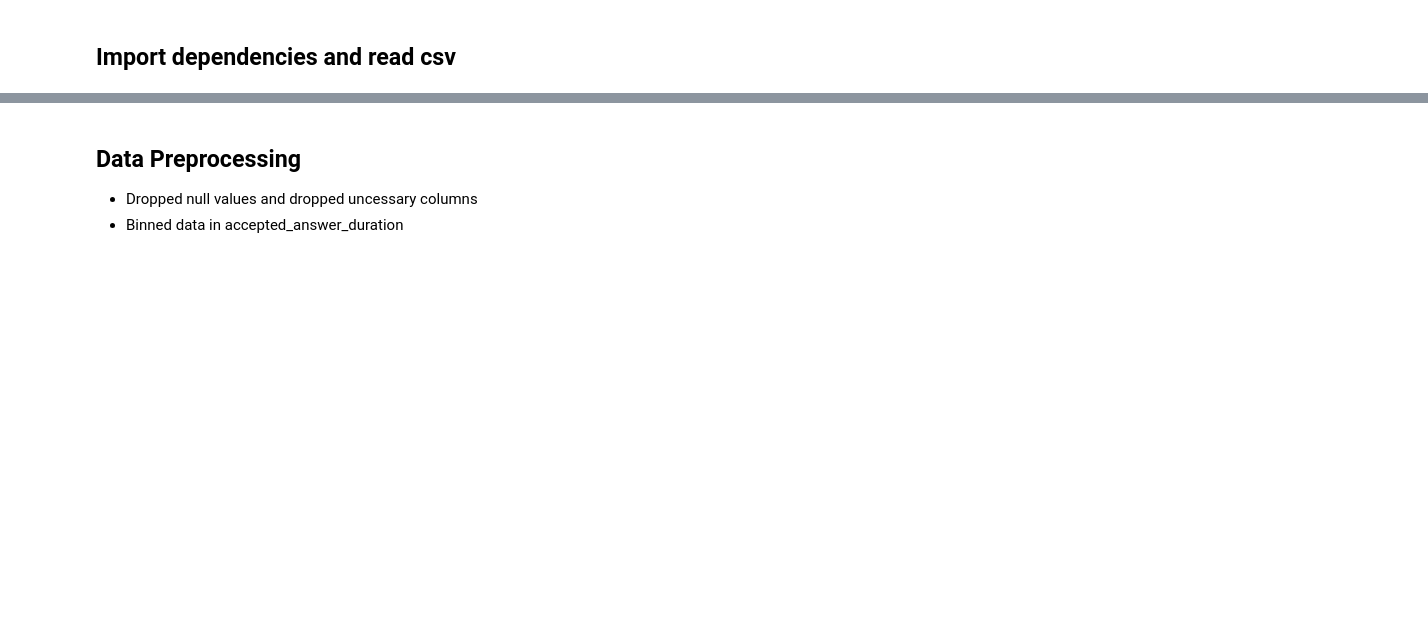
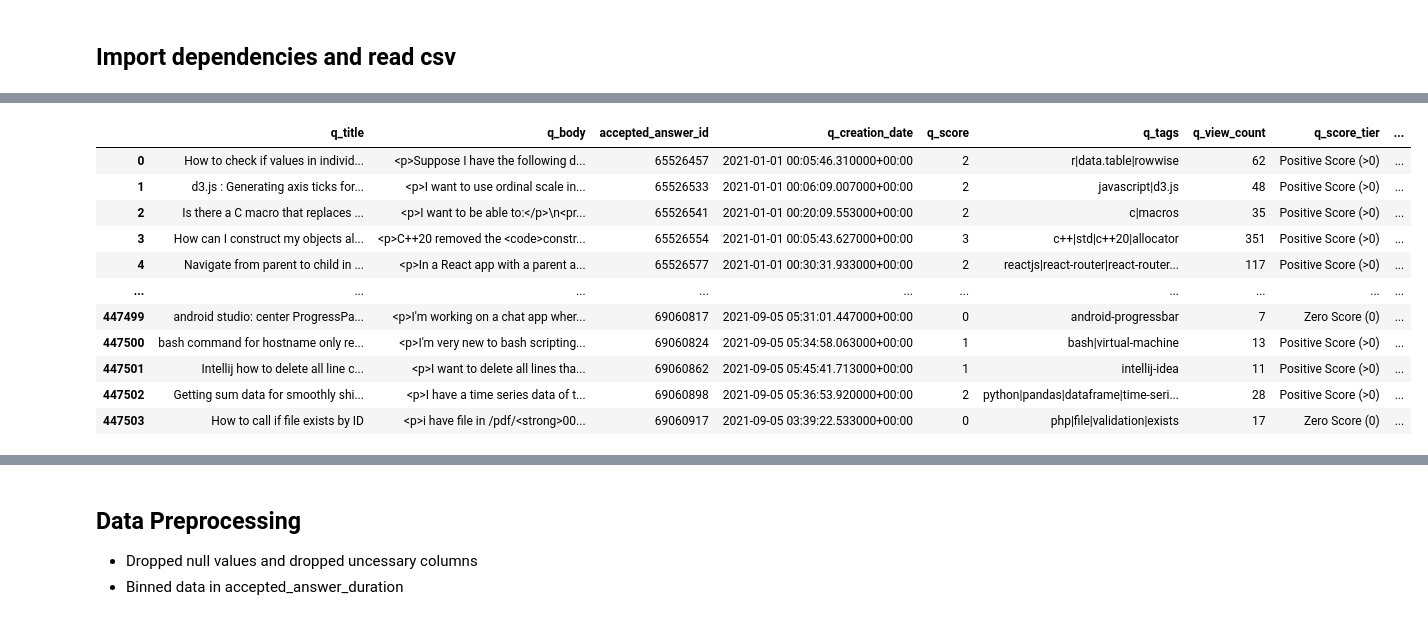
Before and after one commit to smanowar/final-project, a Jupyter notebook: machine_learning_code/ML_RandomForest-EE-LogReg.ipynb, the cells around one changed output, grey strips where cells are left out. Drawn from its saved outputs; the diff is of its cells as text; code cells hidden in the pictures; blank space fills up the shorter version.

```diff
--- a/machine_learning_code/ML_RandomForest-EE-LogReg.ipynb
+++ b/machine_learning_code/ML_RandomForest-EE-LogReg.ipynb
@@ -14,12 +21,24 @@ from sklearn.ensemble import RandomForestClassifier
 # %%
 #credentials for database
 
-#from sqlalchemy import create_engine
-#from config_db import db_password
+from sqlalchemy import create_engine
+from config_db import db_password
 # Read ml_input table into dataframe
-db_string = f”postgresql://postgres:{db_password}@127.0.0.1:5432/stackoverflow”
+db_string = f"postgresql://acospynamiyoti:{db_password}@ec2-44-198-223-154.compute-1.amazonaws.com:5432/d443pqekji2r98"
 engine = create_engine(db_string)
 # table named ‘ml_input’ will be returned as a dataframe.
-ml_input_df = pd.read_sql_table(‘ml_input’, engine)
-ml_input_df
+df = pd.read_sql_table("ml_input", engine)
+df
 # %% [output]
+|  | q_title | q_body | accepted_answer_id | q_creation_date | q_score | q_tags | q_view_count | q_score_tier | ... |
+| 0 | How to check if values in individ... | <p>Suppose I have the following d... | 65526457 | 2021-01-01 00:05:46.310000+00:00 | 2 | r|data.table|rowwise | 62 | Positive Score (>0) | ... |
+| 1 | d3.js : Generating axis ticks for... | <p>I want to use ordinal scale in... | 65526533 | 2021-01-01 00:06:09.007000+00:00 | 2 | javascript|d3.js | 48 | Positive Score (>0) | ... |
+| 2 | Is there a C macro that replaces ... | <p>I want to be able to:</p>\n<pr... | 65526541 | 2021-01-01 00:20:09.553000+00:00 | 2 | c|macros | 35 | Positive Score (>0) | ... |
+| 3 | How can I construct my objects al... | <p>C++20 removed the <code>constr... | 65526554 | 2021-01-01 00:05:43.627000+00:00 | 3 | c++|std|c++20|allocator | 351 | Positive Score (>0) | ... |
+| 4 | Navigate from parent to child in ... | <p>In a React app with a parent a... | 65526577 | 2021-01-01 00:30:31.933000+00:00 | 2 | reactjs|react-router|react-router... | 117 | Positive Score (>0) | ... |
+| ... | ... | ... | ... | ... | ... | ... | ... | ... | ... |
+| 447499 | android studio: center ProgressPa... | <p>I'm working on a chat app wher... | 69060817 | 2021-09-05 05:31:01.447000+00:00 | 0 | android-progressbar | 7 | Zero Score (0) | ... |
+| 447500 | bash command for hostname only re... | <p>I'm very new to bash scripting... | 69060824 | 2021-09-05 05:34:58.063000+00:00 | 1 | bash|virtual-machine | 13 | Positive Score (>0) | ... |
+| 447501 | Intellij how to delete all line c... | <p>I want to delete all lines tha... | 69060862 | 2021-09-05 05:45:41.713000+00:00 | 1 | intellij-idea | 11 | Positive Score (>0) | ... |
+| 447502 | Getting sum data for smoothly shi... | <p>I have a time series data of t... | 69060898 | 2021-09-05 05:36:53.920000+00:00 | 2 | python|pandas|dataframe|time-seri... | 28 | Positive Score (>0) | ... |
+| 447503 | How to call if file exists by ID | <p>i have file in /pdf/<strong>00... | 69060917 | 2021-09-05 03:39:22.533000+00:00 | 0 | php|file|validation|exists | 17 | Zero Score (0) | ... |
```
Also changed, not shown: parts of 10 cells of this notebook, 9 other files.
